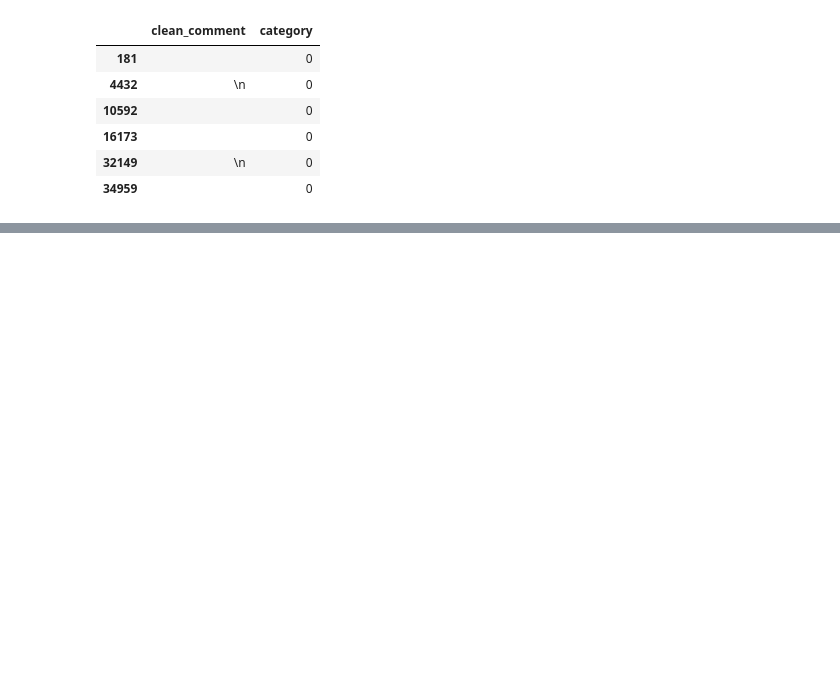
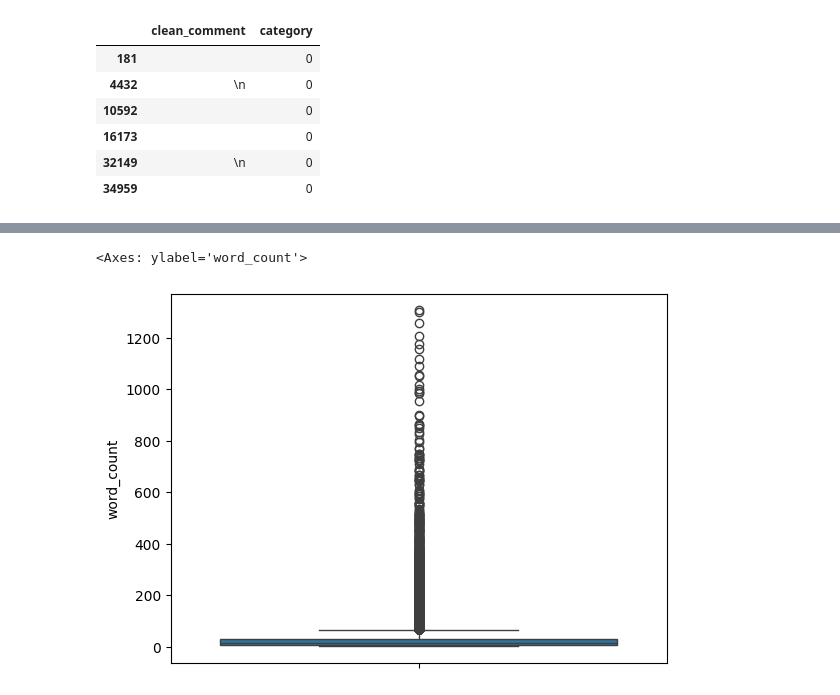
Before and after one commit to wolfy01/Regular_ML_Models, a Jupyter notebook: new_model.ipynb, the cells around one changed output, grey strips where cells are left out. Saved outputs shown, nothing was run; the diff lists cells and outputs as text; code cells hidden in the pictures; blank space fills up the shorter version.

```diff
--- a/new_model.ipynb
+++ b/new_model.ipynb
@@ -58,0 +171,5 @@ df=df[~(df['clean_comment'].str.strip()=='')]
+# %%
+sns.boxplot(df['word_count'])
+# %% [output]
+<Axes: ylabel='word_count'>
+[figure, added]
```
Also changed, not shown: parts of 33 cells of this notebook.
